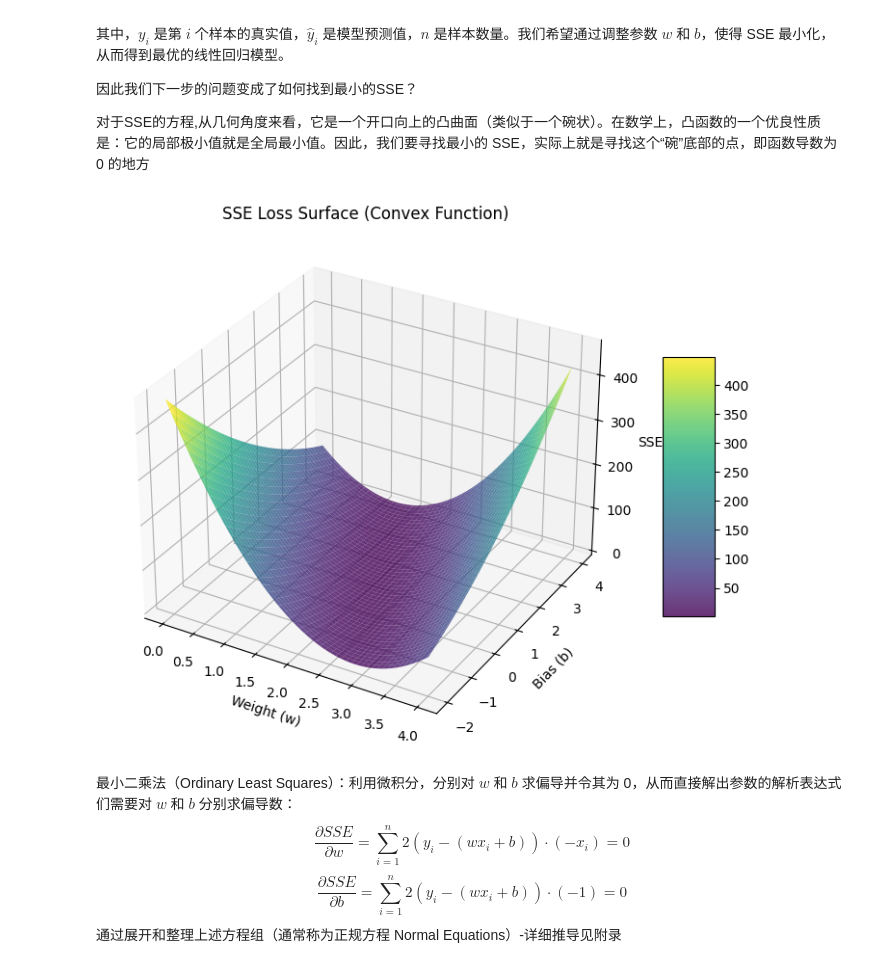
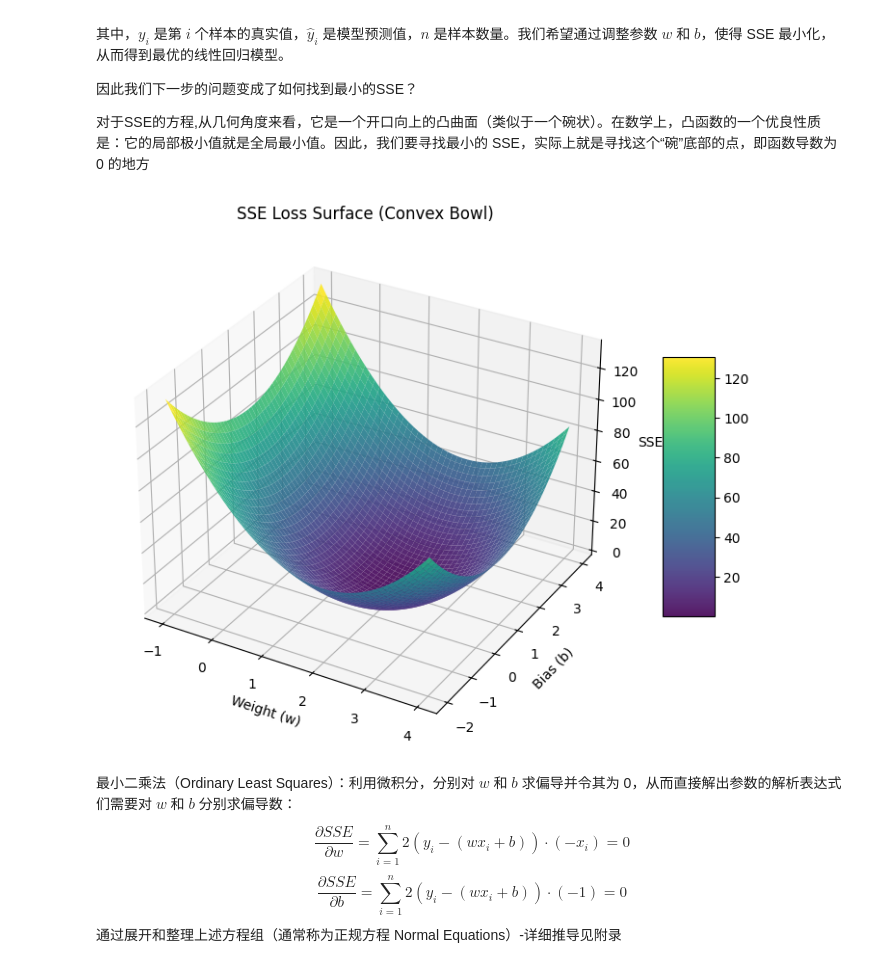
Before and after one commit to yanptang/data_science, a Jupyter notebook: 传统机器学习模型/01-线性回归.ipynb, the cells around one changed output. Saved outputs shown, nothing was run; the diff lists cells and outputs as text; code cells hidden in the pictures.

```diff
--- a/传统机器学习模型/01-线性回归.ipynb
+++ b/传统机器学习模型/01-线性回归.ipynb
@@ -74,49 +81,38 @@ $$
 # %%
 import numpy as np
 import matplotlib.pyplot as plt
 from mpl_toolkits.mplot3d import Axes3D
 
-# 1. 生成模拟数据 (y = 2x + 1)
-np.random.seed(42)
-x = np.array([1, 2, 3, 4, 5])
-y = 2 * x + 1 + np.random.normal(0, 0.5, 5) # 添加一点噪声
+# 更简单的数据
+x = np.linspace(-2, 2, 5)
+y = 2 * x + 1
 
-# 2. 定义 SSE 函数
+# 定义 SSE 函数
 def calculate_sse(w, b, x, y):
-    sse = 0
-    for i in range(len(x)):
-        sse += (y[i] - (w * x[i] + b))**2
-    return sse
+    return np.sum((y - (w * x + b))**2)
 
-# 3. 创建参数 w 和 b 的网格
-w_range = np.linspace(0, 4, 100) # w 的搜索范围
-b_range = np.linspace(-2, 4, 100) # b 的搜索范围
+# 更宽的参数范围，更细的网格
+w_range = np.linspace(-1, 4, 200)
+b_range = np.linspace(-2, 4, 200)
 W, B = np.meshgrid(w_range, b_range)
 
-# 4. 计算对应的 SSE 值
-# 这里使用 np.vectorize 让函数支持矩阵运算
-sse_func = np.vectorize(lambda w, b: calculate_sse(w, b, x, y))
-Z = sse_func(W, B)
+# 计算 SSE
+Z = np.array([[calculate_sse(w, b, x, y) for w in w_range] for b in b_range])
 
-# 5. 绘图
+# 绘图
 fig = plt.figure(figsize=(10, 7))
 ax = fig.add_subplot(111, projection='3d')
+surf = ax.plot_surface(W, B, Z, cmap='viridis', alpha=0.9)
 
-# 绘制曲面
-surf = ax.plot_surface(W, B, Z, cmap='viridis', alpha=0.8)
-
-# 标注
 ax.set_xlabel('Weight (w)')
 ax.set_ylabel('Bias (b)')
 ax.set_zlabel('SSE')
-ax.set_title('SSE Loss Surface (Convex Function)')
+ax.set_title('SSE Loss Surface (Convex Bowl)')
 
-# 添加颜色条
 fig.colorbar(surf, shrink=0.5, aspect=5)
-
 plt.show()
 # %% [output]
-[figure, old version]
+[figure, new version]
 # %% [markdown]
 最小二乘法（Ordinary Least Squares）：利用微积分，分别对 $w$ 和 $b$ 求偏导并令其为 0，从而直接解出参数的解析表达式
 们需要对 $w$ 和 $b$ 分别求偏导数：
```
Also changed, not shown: parts of 8 cells of this notebook, 1 other file.
